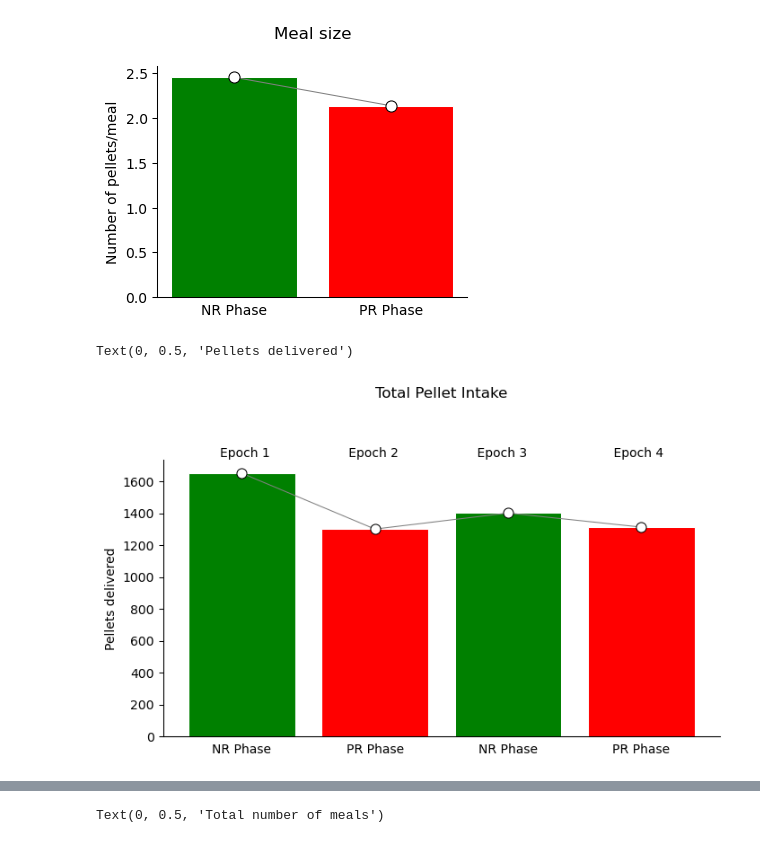
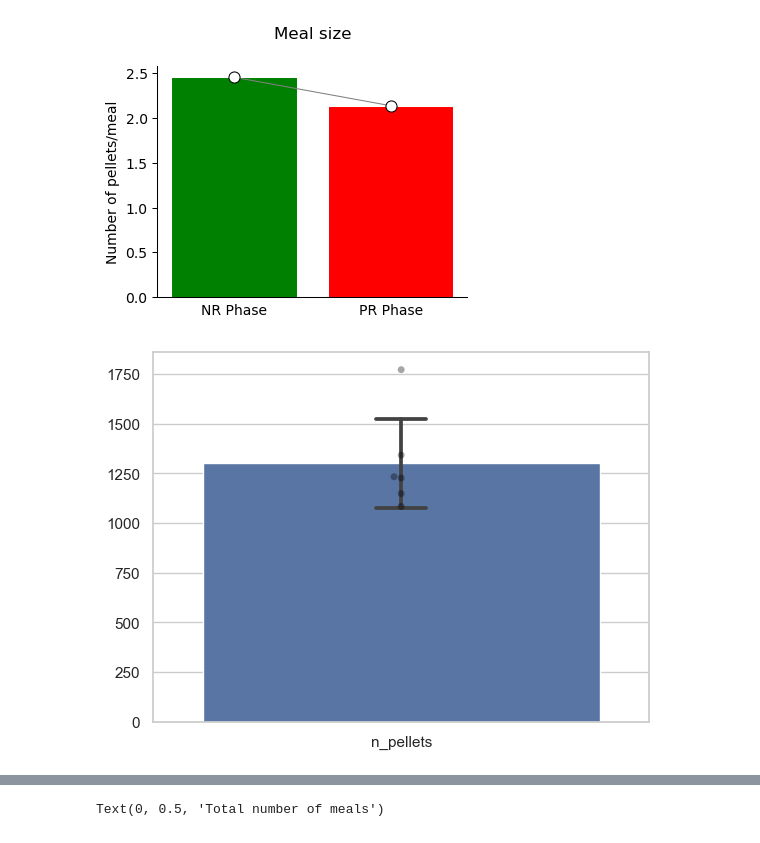
Before and after one commit to Htbibalan/FEDPROTEINPRO, a Jupyter notebook: notebooks/FEDXC_readdata_ONLY_PR.ipynb, the cells around one changed output, grey strips where cells are left out. Drawn from its saved outputs; the diff is of its cells as text; code cells hidden in the pictures.

Commit message:
Update FEDXC_readdata_ONLY_PR.ipynb
Created a separate notebook for plotting the epochs only for PRNR mice

```diff
--- a/notebooks/FEDXC_readdata_ONLY_PR.ipynb
+++ b/notebooks/FEDXC_readdata_ONLY_PR.ipynb
@@ -510,51 +510,65 @@ EXP_Pellets = ff.loc[ff["order"] == 2]
 
 
 
-EXP_Pellets_E1_NR = EXP_Pellets.loc[EXP_Pellets["epoch"] == "E1", ["n_pellets"]].mean()
+EXP_Pellets_E1_NR = EXP_Pellets.loc[EXP_Pellets["epoch"] == "E1", ["n_pellets"]]
+EXPE1=[EXP_Pellets_E1_NR ]
 
 # CTL_Pellets_E1_NR = CTL_Pellets.loc[CTL_Pellets["epoch"] == "E1", ["n_pellets"]].mean()
 
-EXP_Pellets_E2_PR = EXP_Pellets.loc[EXP_Pellets["epoch"] == "E2", ["n_pellets"]].mean()
-
+EXP_Pellets_E2_PR = EXP_Pellets.loc[EXP_Pellets["epoch"] == "E2", ["n_pellets"]]
+EXPE2=[EXP_Pellets_E2_PR ]
 # CTL_Pellets_E2_NR = CTL_Pellets.loc[CTL_Pellets["epoch"] == "E2", ["n_pellets"]].mean()
 
-EXP_Pellets_E3_NR = EXP_Pellets.loc[EXP_Pellets["epoch"] == "E3", ["n_pellets"]].mean()
-
+EXP_Pellets_E3_NR = EXP_Pellets.loc[EXP_Pellets["epoch"] == "E3", ["n_pellets"]]
+EXPE3=[EXP_Pellets_E3_NR ]
 # CTL_Pellets_E3_NR = CTL_Pellets.loc[CTL_Pellets["epoch"] == "E3", ["n_pellets"]].mean()
 
-EXP_Pellets_E4_PR = EXP_Pellets.loc[EXP_Pellets["epoch"] == "E4", ["n_pellets"]].mean()
-
+EXP_Pellets_E4_PR = EXP_Pellets.loc[EXP_Pellets["epoch"] == "E4", ["n_pellets"]]
+EXPE4=[EXP_Pellets_E4_PR ]
 # CTL_Pellets_E4_NR = CTL_Pellets.loc[CTL_Pellets["epoch"] == "E4", ["n_pellets"]].mean()
 
 # def Average (lst):
 #     return sum(lst)/len(lst)
 
 
-f, ax = plt.subplots(figsize= (8, 4))
-_, _, barlist, _ = tp.barscatter([EXP_Pellets_E1_NR,EXP_Pellets_E2_PR,EXP_Pellets_E3_NR,EXP_Pellets_E4_PR], ax=ax, paired=True,linewuidth =1, groupwidth = 0.70,
-barfacecolor_option="individual", baredgecolor= ["white"], barfacecolor=["green", "red","green", "red"],
-barlabels = ["NR Phase","PR Phase","NR Phase","PR Phase"] )
-ax.set_title("Total Pellet Intake", pad= 50)
+# f, ax = plt.subplots(figsize= (8, 4))
+# _, _, barlist, _ = tp.barscatter([[EXPE1],[EXPE2],[EXPE3],[EXPE4]], ax=ax, paired=True,linewuidth =1, groupwidth = 0.70,
+# barfacecolor_option="individual", baredgecolor= ["white"], barfacecolor=["green", "red","green", "red"],
+# barlabels = ["NR Phase","PR Phase","NR Phase","PR Phase"] )
+# ax.set_title("Total Pellet Intake", pad= 50)
 
 
 
 
 
 
-secax = ax.secondary_xaxis('top', color = "black" )
-secax.set_xlabel( "Epoch 1                    Epoch 2                    Epoch 3                      Epoch 4", labelpad= -14.5)
-secax.tick_params(axis='x', colors='white')
-secax.spines['top'].set_color('white')
-ax.set_ylabel("Pellets delivered",fontsize = 10)
+# secax = ax.secondary_xaxis('top', color = "black" )
+# secax.set_xlabel( "Epoch 1                    Epoch 2                    Epoch 3                      Epoch 4", labelpad= -14.5)
+# secax.tick_params(axis='x', colors='white')
+# secax.spines['top'].set_color('white')
+# ax.set_ylabel("Pellets delivered",fontsize = 10)
 
 # ax.axes.secondary_xaxis.set_ticklabels([])
 # # secax.yticks([])
 # plt.show()
 # # secax.set_axis_off()
 # for side in ['top','right','bottom','left']:
 #     ax.spines[side].set_visible(True)
 # secax.tick_params(axis='both',which='both',labelbottom=False,bottom=False,left=False)
 # secax.set_yticks([min(y),max(y)])
+
+
+
+import seaborn as sns, matplotlib.pyplot as plt
+sns.set(style="whitegrid")
+
+
+# sns.barplot( data=EXP_Pellets_E1_NR, capsize=.1, ci="sd")
+# sns.swarmplot( data=EXP_Pellets_E1_NR, color="0", alpha=.35)
+sns.barplot( data=EXP_Pellets_E2_PR, capsize=.1, ci="sd")
+sns.swarmplot( data=EXP_Pellets_E2_PR, color="0", alpha=.35)
+# sns.barplot(y="n_pellets", data=EXP_Pellets_E2_PR, capsize=.1, ci="sd")
+# sns.swarmplot(y="n_pellets", data=EXP_Pellets_E2_PR, color="0", alpha=.35)
+plt.show()
 # %% [output]
-Text(0, 0.5, 'Pellets delivered')
-[figure, old version]
+[figure, new version]
```
Also changed, not shown: parts of 2 cells of this notebook.
